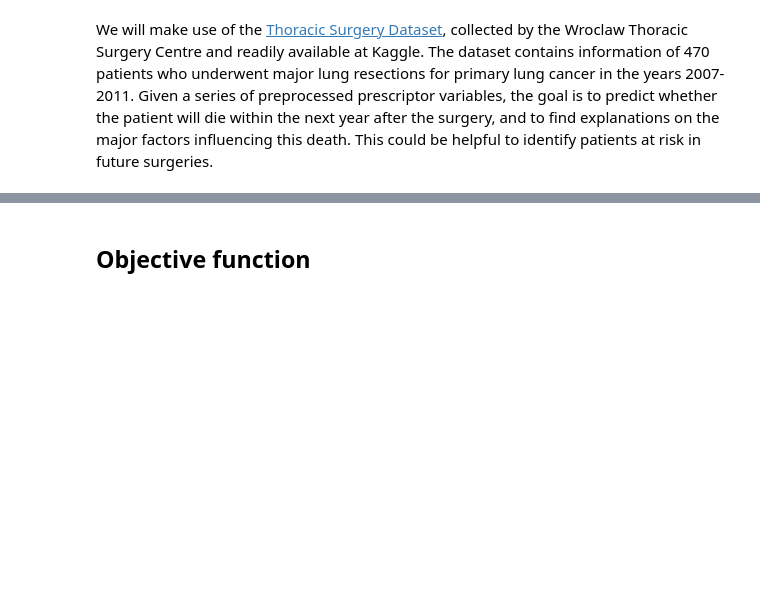
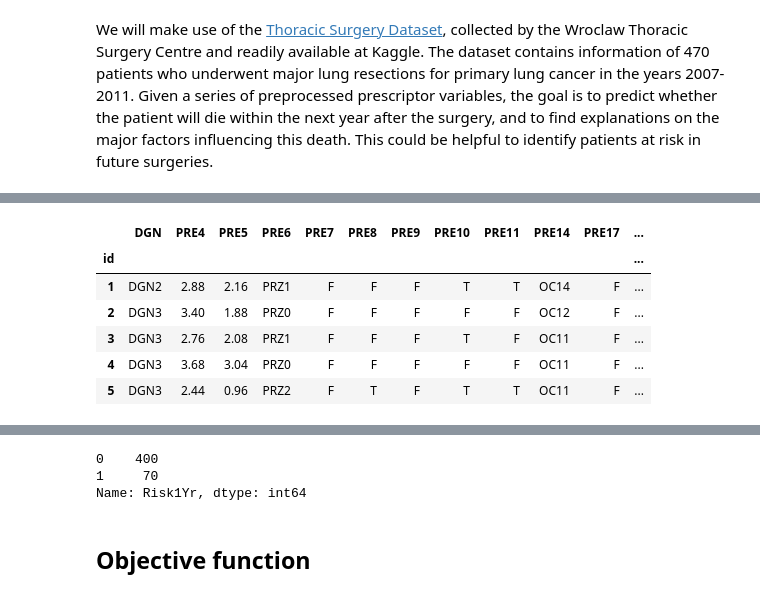
Before and after one commit to javierherraez/masterAFI, a Jupyter notebook: 15. Aprendizaje supervisado II/01. Arboles de decision/ejercicios/lab3_imbalanced/imbalanced_student.ipynb, the cells around one changed output, grey strips where cells are left out. Drawn from its saved outputs; the diff is of its cells as text; code cells hidden in the pictures; blank space fills up the shorter version.

```diff
--- a/15. Aprendizaje supervisado II/01. Arboles de decision/ejercicios/lab3_imbalanced/imbalanced_student.ipynb
+++ b/15. Aprendizaje supervisado II/01. Arboles de decision/ejercicios/lab3_imbalanced/imbalanced_student.ipynb
@@ -79,0 +79,25 @@ The data is contained in the file <b>ThoraricSurgery.csv</b>. Process the data t
+# %%
+####### INSERT YOUR CODE HERE
+
+import pandas as pd
+from sklearn.model_selection import train_test_split
+
+data = pd.read_csv("ThoraricSurgery.csv", sep=",").set_index("id")
+numericaldata = pd.get_dummies(
+    data,
+    columns = ["DGN", "PRE6", "PRE7", "PRE8", "PRE9", "PRE10", "PRE11", "PRE14", "PRE17", "PRE19", "PRE25", "PRE30", "PRE32" ]
+)
+
+X = numericaldata.drop(["Risk1Yr"], axis=1)
+# Y = [1 if d == "T" else 0 for d in data["Risk1Yr"]]
+Y = data["Risk1Yr"].map({"T": 1, 'F': 0})
+
+data.head()
+# %% [output]
+|  | DGN | PRE4 | PRE5 | PRE6 | PRE7 | PRE8 | PRE9 | PRE10 | PRE11 | PRE14 | PRE17 | ... |
+| id |  |  |  |  |  |  |  |  |  |  |  | ... |
+| 1 | DGN2 | 2.88 | 2.16 | PRZ1 | F | F | F | T | T | OC14 | F | ... |
+| 2 | DGN3 | 3.40 | 1.88 | PRZ0 | F | F | F | F | F | OC12 | F | ... |
+| 3 | DGN3 | 2.76 | 2.08 | PRZ1 | F | F | F | T | F | OC11 | F | ... |
+| 4 | DGN3 | 3.68 | 3.04 | PRZ0 | F | F | F | F | F | OC11 | F | ... |
+| 5 | DGN3 | 2.44 | 0.96 | PRZ2 | F | T | F | T | T | OC11 | F | ... |
@@ -89,6 +115,11 @@ How many samples are available for the positive class (Risk)? How many for the n
 ***
 # %%
 ####### INSERT YOUR CODE HERE
+Y.value_counts()
+# %% [output]
+0    400
+1     70
+Name: Risk1Yr, dtype: int64
 # %% [markdown]
 ## Objective function
 # %% [markdown]
```
Also changed, not shown: parts of 7 cells of this notebook, 2 other files.
